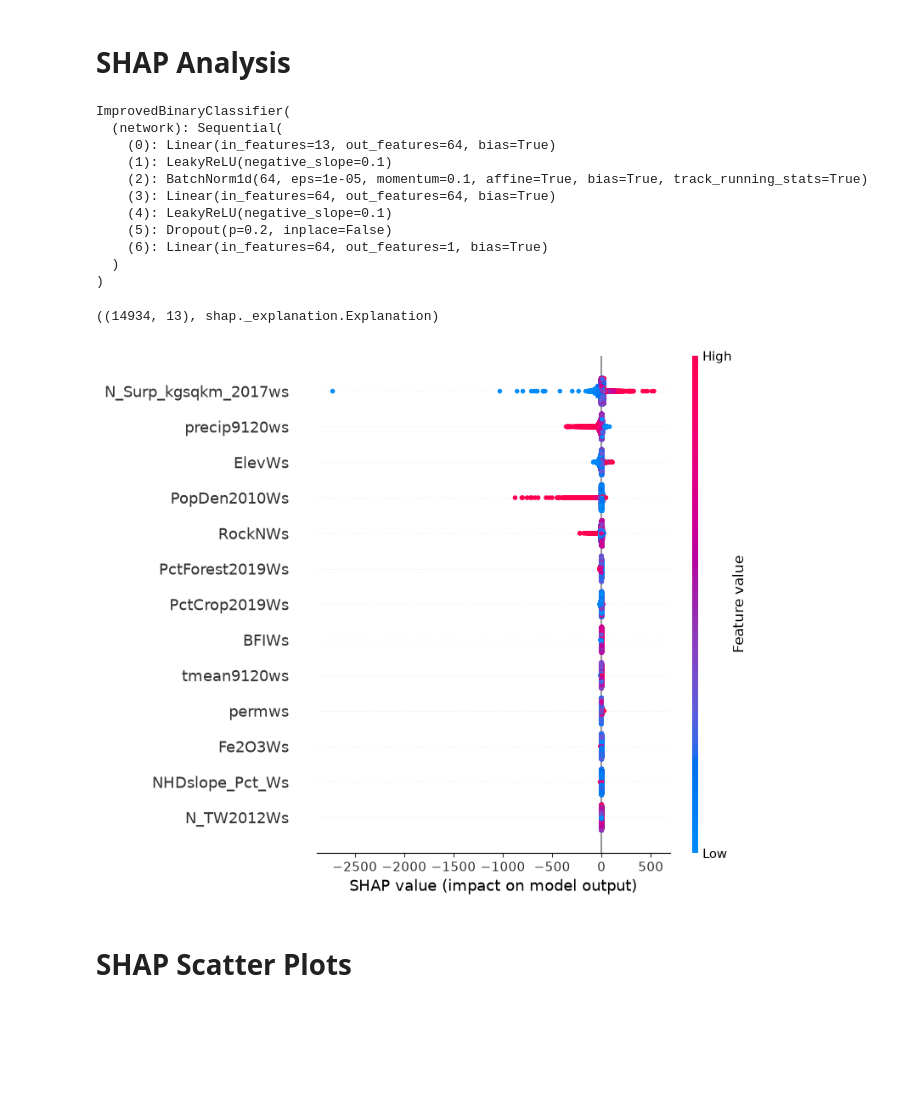
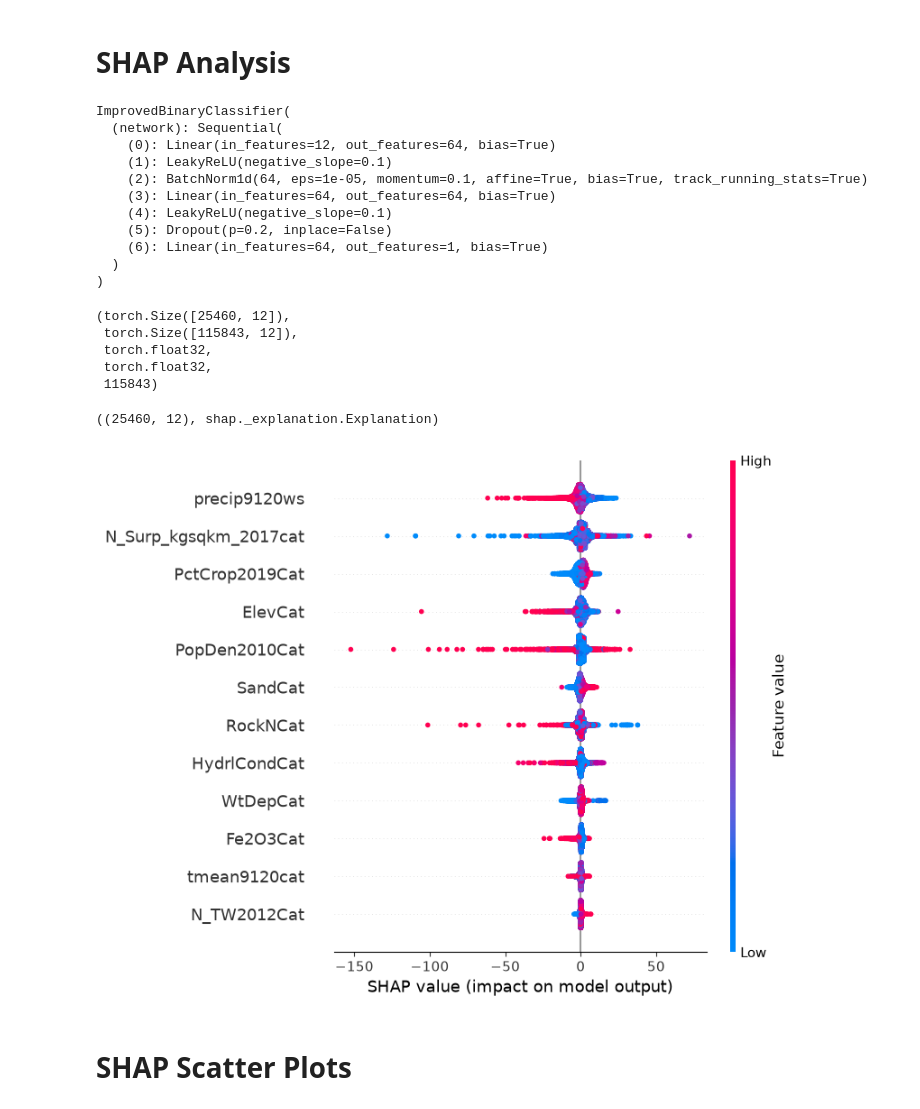
Before and after one commit to mpennino/Future_DW_NO3, a Jupyter notebook: Code/SHAP_Analysis.ipynb, the cells around one changed output. Drawn from its saved outputs; the diff is of its cells as text; code cells hidden in the pictures; blank space fills up the shorter version.

Commit message:
run test for GW model

```diff
--- a/Code/SHAP_Analysis.ipynb
+++ b/Code/SHAP_Analysis.ipynb
@@ -17,8 +17,8 @@ import matplotlib.pyplot as plt
 # Load Observation Dataset
 future_dir = 'C:/Users/MPennino/OneDrive - Environmental Protection Agency (EPA)/Projects/OASES/Data/Future_NO3/'
 
-dataset1 = 'Dataset_RF_Model_SW_COMIDS.csv'
-#dataset1 = 'Dataset_RF_Model_GW_COMIDS.csv'
+#dataset1 = 'Dataset_RF_Model_SW_COMIDS.csv'
+dataset1 = 'Dataset_RF_Model_GW_COMIDS.csv'
 
 input_data_ = pd.read_csv(future_dir+dataset1)
 input_data = input_data_.drop(columns=['COMID','viol_freq'])
@@ -97,14 +97,15 @@ future_dir = 'C:/Users/MPennino/OneDrive - Environmental Protection Agency (EPA)
 model_dir = future_dir + "/Models"
 model_dir
 
-filename = '/torch_model_future_NO3_sw.pth'
+#filename = '/torch_model_future_NO3_sw.pth'
+filename = '/torch_model_future_NO3_gw.pth'
 
 loaded_model = torch.load(model_dir + filename, weights_only=False)
 loaded_model.eval()
 # %% [output]
 ImprovedBinaryClassifier(
   (network): Sequential(
-    (0): Linear(in_features=13, out_features=64, bias=True)
+    (0): Linear(in_features=12, out_features=64, bias=True)
     (1): LeakyReLU(negative_slope=0.1)
     (2): BatchNorm1d(64, eps=1e-05, momentum=0.1, affine=True, bias=True, track_running_stats=True)
     (3): Linear(in_features=64, out_features=64, bias=True)
@@ -122,6 +123,12 @@ explainer = shap.GradientExplainer(loaded_model,X_train)
 # %%
 #pred_data.head(3)
 X_full.shape, X_input_data.shape, X_full.dtype, X_input_data.dtype, len(X_input_data)
+# %% [output]
+(torch.Size([25460, 12]),
+ torch.Size([115843, 12]),
+ torch.float32,
+ torch.float32,
+ 115843)
 # %%
 # Calculate Shap values
 #choosen_instance = X_test.loc[[50]]
@@ -149,20 +156,23 @@ df_shap = pd.DataFrame(
 #df_shap.head(5)
 df_shap.shape, type(shap_values)
 # %% [output]
-((14934, 13), shap._explanation.Explanation)
+((25460, 12), shap._explanation.Explanation)
 # %%
 # Visualize
 #shap.summary_plot(shap_values[0], X_test.numpy())
 #shap.summary_plot(shap_values1[:,:, 0].values, X_test.numpy()) # works but no feature names
 #shap.summary_plot(shap_values1[:,:, 0].values, X_test.numpy(),feature_names=names) # works if generate shape values based on test dataset
 #shap.summary_plot(shap_values1[:,:, 0].values, X_full.numpy(),feature_names=names) # works if generate shape values based on test dataset
 
-# This one use to work
-shap.summary_plot(shap_values1[:,:, 0].values, X_input_data.numpy(),feature_names=names) # works if generate shape values based on test dataset
+# This one works (if use X_input_data)
+#shap.summary_plot(shap_values1[:,:, 0].values, X_input_data.numpy(),feature_names=names) # works if generate shape values based on test dataset
+
+# This one works (if use X_full)
+shap.summary_plot(shap_values1[:,:, 0].values, X_full.numpy(),feature_names=names) # works if generate shape values based on test dataset
 
 #shap.summary_plot(shap_values1[:,:, 0].values, input_data[0:393:].drop(columns=['Viol_Class']))
 # %% [output]
-[figure, old version]
+[figure, new version]
 # %% [markdown]
 # SHAP Scatter Plots
 # %%
```
Also changed, not shown: parts of 1 cell of this notebook.
